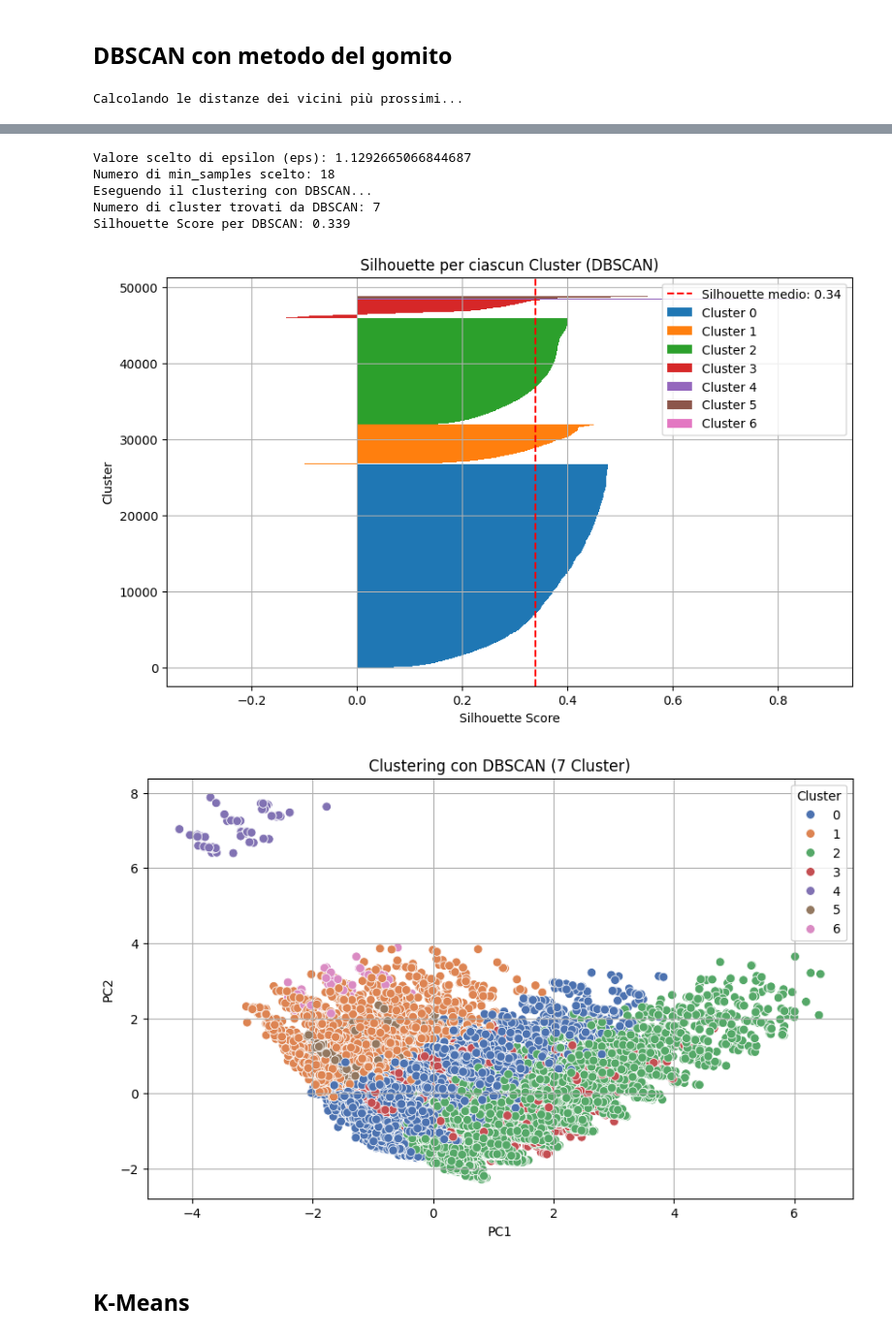
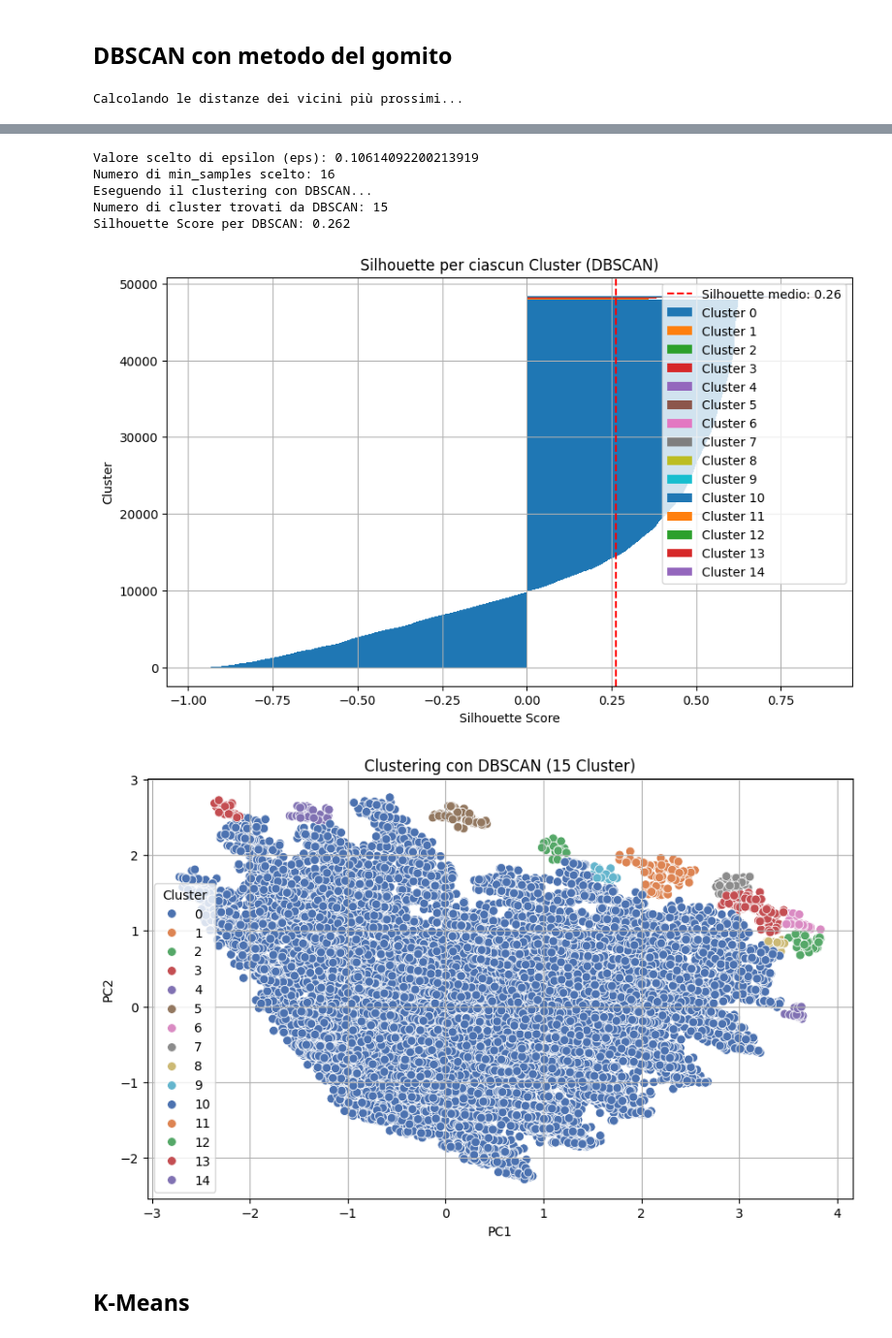
Before and after one commit to fedeStaffo/UK-Traffic-Accidents-Classification-Clustering-TimeSeries, a Jupyter notebook: clustering_uk_roads_accidents.ipynb, the cells around one changed output, grey strips where cells are left out. Shown at 97% size. Cells and saved outputs as stored; diff of their text form; code cells hidden in the pictures.

```diff
--- a/clustering_uk_roads_accidents.ipynb
+++ b/clustering_uk_roads_accidents.ipynb
@@ -154,13 +179,13 @@ selected_pairs = correlation_values[correlation_values < 1.0]  # Escludere la co
 top_pair = selected_pairs.idxmax()  # Coppia con la correlazione più alta
 
 # Visualizza la coppia selezionata
-feature_1, feature_2 = top_pair
+feature_1p, feature_2p = top_pair
 print(f"Le due feature con la correlazione più alta sono: {feature_1} e {feature_2}")
 
 # Plot della distribuzione delle feature selezionate
 plt.figure(figsize=(10, 6))
-sns.histplot(numeric_features[feature_1], kde=True, color='blue', label=feature_1, bins=30)
-sns.histplot(numeric_features[feature_2], kde=True, color='green', label=feature_2, bins=30)
+sns.histplot(numeric_features[feature_1p], kde=True, color='blue', label=feature_1, bins=30)
+sns.histplot(numeric_features[feature_2p], kde=True, color='green', label=feature_2, bins=30)
 
 # Miglioramenti del grafico
 plt.title(f'Distribuzione delle Feature Selezionate ({feature_1} e {feature_2})')
@@ -507,29 +604,29 @@ import matplotlib.pyplot as plt
 import seaborn as sns
 from sklearn.cluster import DBSCAN
 from sklearn.neighbors import NearestNeighbors
+from sklearn.preprocessing import StandardScaler
 import numpy as np
-from sklearn.preprocessing import StandardScaler
 
-# Selezionare le feature per il clustering (dopo PCA)
-X = pca_df.drop(columns=['Accident_Index']).values
+# Selezionare solo PC1 e PC2 per il clustering
+X = pca_df[['PC1', 'PC2']].values
 
-# Esegui il campionamento
-sample_size = 50000  # Numero di campioni da utilizzare per il clustering
-X_sampled = X[:sample_size]  # Usa solo i primi n campioni
+# Limitare il campionamento a 50.000 campioni
+sample_size = 50000
+X_sampled = X[:sample_size]
 
 # Normalizzare i dati campionati
 scaler = StandardScaler()
-X_sampled_scaled = scaler.fit_transform(X_sampled)
+X_scaled = scaler.fit_transform(X_sampled)
 
-# Calcolare il numero di feature per il calcolo di min_samples
-n_features = X_sampled_scaled.shape[1]
-min_samples = 2 * n_features  # Scegliamo min_samples come il doppio delle feature
+# Calcolare il numero di feature (PC1 e PC2) per determinare min_samples
+n_features = X_scaled.shape[1]
+min_samples = 2 * 8
 
 # Calcolare la distanza dei k vicini più prossimi
 print("Calcolando le distanze dei vicini più prossimi...")
 neighbors = NearestNeighbors(n_neighbors=min_samples)
-neighbors_fit = neighbors.fit(X_sampled_scaled)
-distances, indices = neighbors_fit.kneighbors(X_sampled_scaled)
+neighbors_fit = neighbors.fit(X_scaled)
+distances, indices = neighbors_fit.kneighbors(X_scaled)
 
 # Ordinare le distanze per visualizzare la curva
 distances = np.sort(distances[:, -1], axis=0)
@@ -544,22 +641,21 @@ plt.grid(True)
 plt.show()
 
 # Scegliere automaticamente il valore di epsilon (eps) come il punto di "gomito"
-eps = distances[int(0.95 * len(distances))]  # Prendi la distanza al 95° percentile come eps
+eps = distances[int(0.95 * len(distances))]  # Prendi il 95° percentile come eps
 
 print(f"Valore scelto di epsilon (eps): {eps}")
 print(f"Numero di min_samples scelto: {min_samples}")
 
-# Esegui DBSCAN sui dati campionati
+# Eseguire DBSCAN
 print("Eseguendo il clustering con DBSCAN...")
-
 dbscan = DBSCAN(eps=eps, min_samples=min_samples)
-dbscan_labels = dbscan.fit_predict(X_sampled_scaled)
+dbscan_labels = dbscan.fit_predict(X_scaled)
 
 # Numero di cluster trovati
 n_clusters_dbscan = len(set(dbscan_labels)) - (1 if -1 in dbscan_labels else 0)
 
 # Calcolare il Silhouette Score solo se ci sono più di 1 cluster
-silhouette_dbscan = silhouette_score(X_sampled_scaled, dbscan_labels) if n_clusters_dbscan > 1 else None
+silhouette_dbscan = silhouette_score(X_scaled, dbscan_labels) if n_clusters_dbscan > 1 else None
 print(f"Numero di cluster trovati da DBSCAN: {n_clusters_dbscan}")
 if silhouette_dbscan:
     print(f"Silhouette Score per DBSCAN: {silhouette_dbscan:.3f}")
@@ -567,12 +663,7 @@ else:
     print("Silhouette Score non calcolabile (un solo cluster rilevato).")
 
 # Calcolare il silhouette score per ogni punto
-silhouette_values = silhouette_samples(X_sampled_scaled, dbscan_labels)
-
-# Aggiungere i punteggi di silhouette al dataframe
-filtered_df = pca_df.iloc[:sample_size].copy()
-filtered_df['DBSCAN_Cluster'] = dbscan_labels
-filtered_df['Silhouette_Score'] = silhouette_values
+silhouette_values = silhouette_samples(X_scaled, dbscan_labels)
 
 # Plot della silhouette per ciascun cluster
 plt.figure(figsize=(10, 6))
@@ -589,13 +680,14 @@ for i in range(n_clusters_dbscan):
     y_lower += len(cluster_silhouette_values)
 
 # Linea verticale tratteggiata per il valore medio di silhouette
-plt.axvline(x=silhouette_dbscan, color="red", linestyle="--", label=f"Silhouette medio: {silhouette_dbscan:.2f}")
+if silhouette_dbscan:
+    plt.axvline(x=silhouette_dbscan, color="red", linestyle="--", label=f"Silhouette medio: {silhouette_dbscan:.2f}")
 
 # Modifiche al plot
 plt.title(f"Silhouette per ciascun Cluster (DBSCAN)")
 plt.xlabel("Silhouette Score")
 plt.ylabel("Cluster")
-plt.legend(loc="upper right")  # Impostiamo una posizione esplicita per la legenda
+plt.legend(loc="upper right")
 plt.grid(True)
 plt.show()
 
@@ -616,10 +708,10 @@ Calcolando le distanze dei vicini più prossimi...
-Valore scelto di epsilon (eps): 1.1292665066844687
-Numero di min_samples scelto: 18
+Valore scelto di epsilon (eps): 0.10614092200213919
+Numero di min_samples scelto: 16
 Eseguendo il clustering con DBSCAN...
-Numero di cluster trovati da DBSCAN: 7
-Silhouette Score per DBSCAN: 0.339
+Numero di cluster trovati da DBSCAN: 15
+Silhouette Score per DBSCAN: 0.262
-[figure, old version]
+[figure, new version]
-[figure, old version]
+[figure, new version]
 # %% [markdown]
 ##  K-Means
 # %%
```
Also changed, not shown: parts of 15 cells of this notebook.
